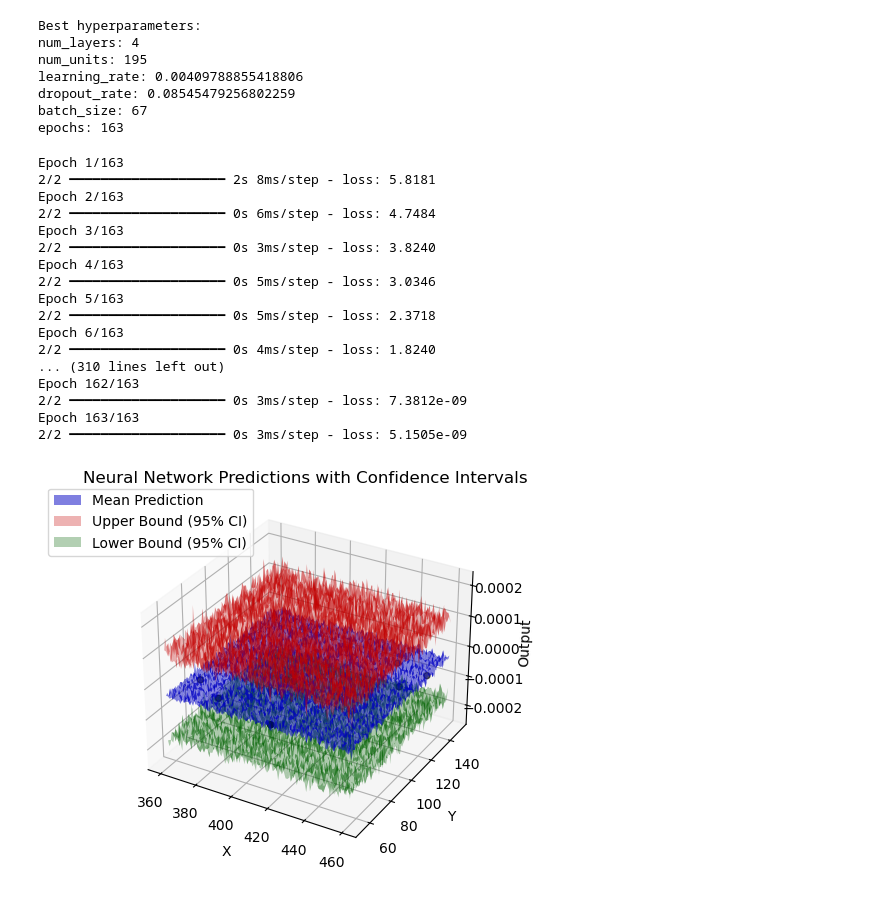
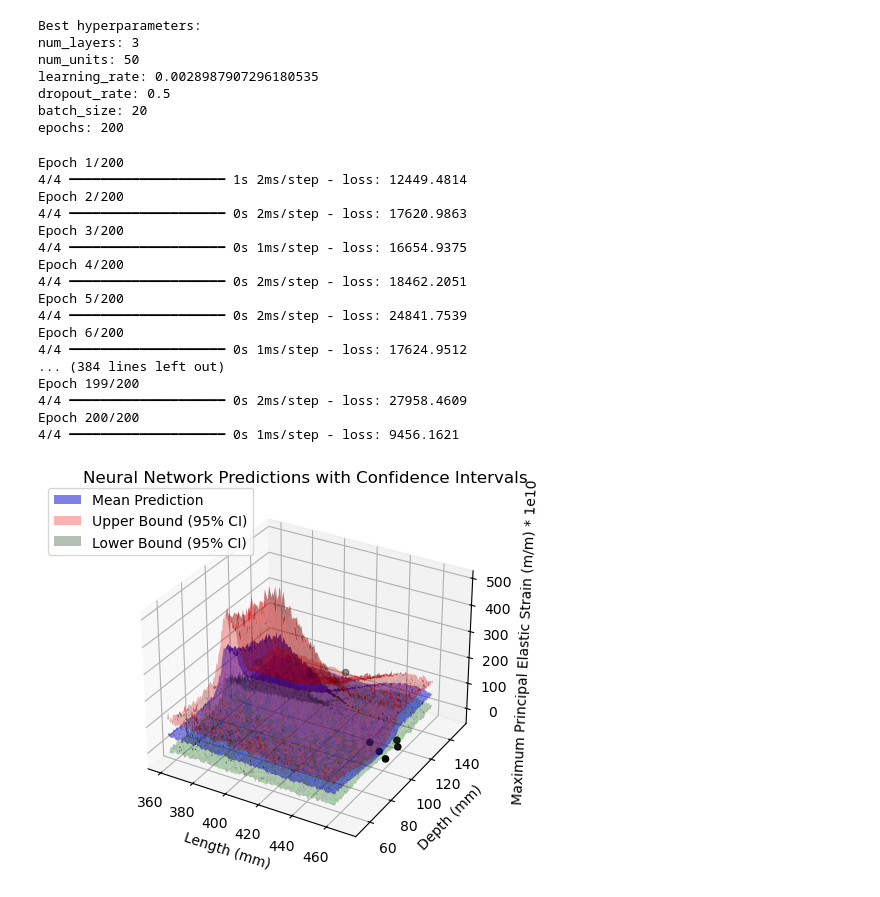
Before and after one commit to ScoutCodes/SMILE, a Jupyter notebook: Drone_Data_Code/Application.ipynb, the cells around one changed output. Cells and saved outputs as stored; diff of their text form; code cells hidden in the pictures.

```diff
--- a/Drone_Data_Code/Application.ipynb
+++ b/Drone_Data_Code/Application.ipynb
@@ -38,0 +39,6 @@ df
+# %%
+# Scale the 'Maximum Principal Elastic Strain' column by 10^10
+df['Maximum Principal Elastic Strain (m/m)'] = df['Maximum Principal Elastic Strain (m/m)'] * 1e10
+
+# Optionally, check the updated values
+print(df.head())
@@ -125,12 +145,12 @@ best_model = NN_model(
 )
 # %% [output]
 Best hyperparameters:
-num_layers: 4
-num_units: 195
-learning_rate: 0.00409788855418806
-dropout_rate: 0.08545479256802259
-batch_size: 67
-epochs: 163
+num_layers: 3
+num_units: 50
+learning_rate: 0.0028987907296180535
+dropout_rate: 0.5
+batch_size: 20
+epochs: 200
 # %%
 from sklearn.model_selection import train_test_split
 
@@ -172,11 +192,11 @@ lhs_points = qmc.scale(lhs_sample, bounds[:, 0], bounds[:, 1])
 lhs_points_scaled = scaler_x.transform(lhs_points)
 
 lhs_mean, lhs_std = mc_dropout_predictions(best_model, lhs_points_scaled)
-percentile_threshold = 90
+percentile_threshold = 10
 threshold_value = np.percentile(lhs_mean, percentile_threshold)
 
 # Filter points above the threshold
-points_above_threshold = lhs_points[lhs_mean >= threshold_value]
+points_above_threshold = lhs_points[lhs_mean <= threshold_value]
 
 num_new_points = 10
 if len(points_above_threshold) > num_new_points:
@@ -196,54 +216,54 @@ pred_mean_grid = pred_mean.reshape(x1_grid.shape)
 pred_upper_grid = (pred_mean + (1.96 * pred_std)).reshape(x1_grid.shape)
 pred_lower_grid = (pred_mean - (1.96 * pred_std)).reshape(x1_grid.shape)
 
 mean_surface = ax.plot_surface(x1_grid, x2_grid, pred_mean_grid, color='blue', alpha=0.5, label='Mean Prediction')
 upper_surface = ax.plot_surface(x1_grid, x2_grid, pred_upper_grid, color='red', alpha=0.3, label='Upper Bound (95% CI)')
 lower_surface = ax.plot_surface(x1_grid, x2_grid, pred_lower_grid, color='green', alpha=0.3, label='Lower Bound (95% CI)')
 
 # Plot next points for sampling
 from scipy.spatial import cKDTree
 
 # Create a KDTree for efficient nearest neighbor lookup in the meshgrid
 tree = cKDTree(x_grid)
 
 # Find the indices of the closest points in the meshgrid for the selected points
 _, indices = tree.query(selected_points)
 
 # Get the corresponding pred_mean values from the meshgrid and plot next points for observation
 selected_mean = pred_mean[indices]
 ax.scatter(selected_points[:, 0], selected_points[:, 1], selected_mean, color='black', marker='o', label='Next Sampling Points')
 
 # Plot Labels
 ax.set_title('Neural Network Predictions with Confidence Intervals')
-ax.set_xlabel('X')
-ax.set_ylabel('Y')
-ax.set_zlabel('Output')
+ax.set_xlabel('Length (mm)')
+ax.set_ylabel('Depth (mm)')
+ax.set_zlabel('Maximum Principal Elastic Strain (m/m) * 1e10')
 
 # Legend
 legend_elements = [mean_surface, upper_surface, lower_surface]
 fig.legend(handles=legend_elements, loc='upper left', bbox_to_anchor=(0.1, 0.9))
 
 # Show the plot
 plt.show()
 # %% [output]
-Epoch 1/163
-2/2 ━━━━━━━━━━━━━━━━━━━━ 2s 8ms/step - loss: 5.8181
-Epoch 2/163
-2/2 ━━━━━━━━━━━━━━━━━━━━ 0s 6ms/step - loss: 4.7484
-Epoch 3/163
-2/2 ━━━━━━━━━━━━━━━━━━━━ 0s 3ms/step - loss: 3.8240
-Epoch 4/163
-2/2 ━━━━━━━━━━━━━━━━━━━━ 0s 5ms/step - loss: 3.0346
-Epoch 5/163
-2/2 ━━━━━━━━━━━━━━━━━━━━ 0s 5ms/step - loss: 2.3718
-Epoch 6/163
-2/2 ━━━━━━━━━━━━━━━━━━━━ 0s 4ms/step - loss: 1.8240
-... (310 lines left out)
-Epoch 162/163
-2/2 ━━━━━━━━━━━━━━━━━━━━ 0s 3ms/step - loss: 7.3812e-09
-Epoch 163/163
-2/2 ━━━━━━━━━━━━━━━━━━━━ 0s 3ms/step - loss: 5.1505e-09
+Epoch 1/200
+4/4 ━━━━━━━━━━━━━━━━━━━━ 1s 2ms/step - loss: 12449.4814
+Epoch 2/200
+4/4 ━━━━━━━━━━━━━━━━━━━━ 0s 2ms/step - loss: 17620.9863
+Epoch 3/200
+4/4 ━━━━━━━━━━━━━━━━━━━━ 0s 1ms/step - loss: 16654.9375
+Epoch 4/200
+4/4 ━━━━━━━━━━━━━━━━━━━━ 0s 2ms/step - loss: 18462.2051
+Epoch 5/200
+4/4 ━━━━━━━━━━━━━━━━━━━━ 0s 2ms/step - loss: 24841.7539
+Epoch 6/200
+4/4 ━━━━━━━━━━━━━━━━━━━━ 0s 1ms/step - loss: 17624.9512
+... (384 lines left out)
+Epoch 199/200
+4/4 ━━━━━━━━━━━━━━━━━━━━ 0s 2ms/step - loss: 27958.4609
+Epoch 200/200
+4/4 ━━━━━━━━━━━━━━━━━━━━ 0s 1ms/step - loss: 9456.1621
-[figure, old version]
+[figure, new version]
 # %%
 selected_points
 # %% [output]
```
Also changed, not shown: parts of 5 cells of this notebook, 2 other files.
